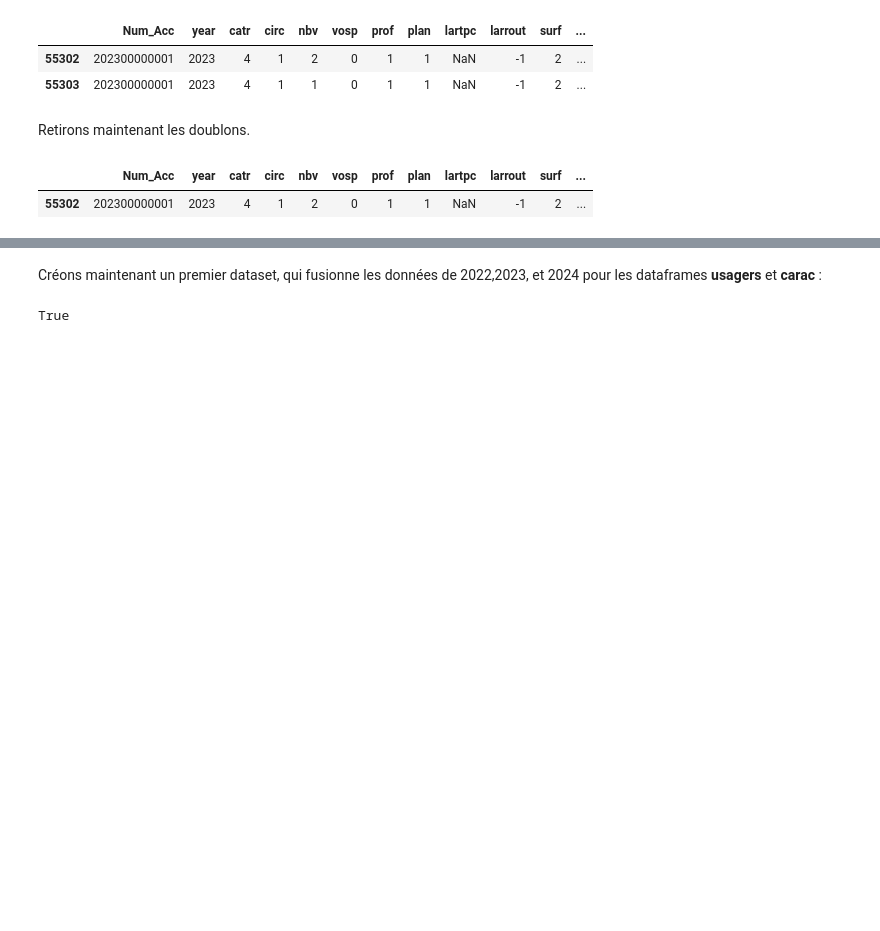
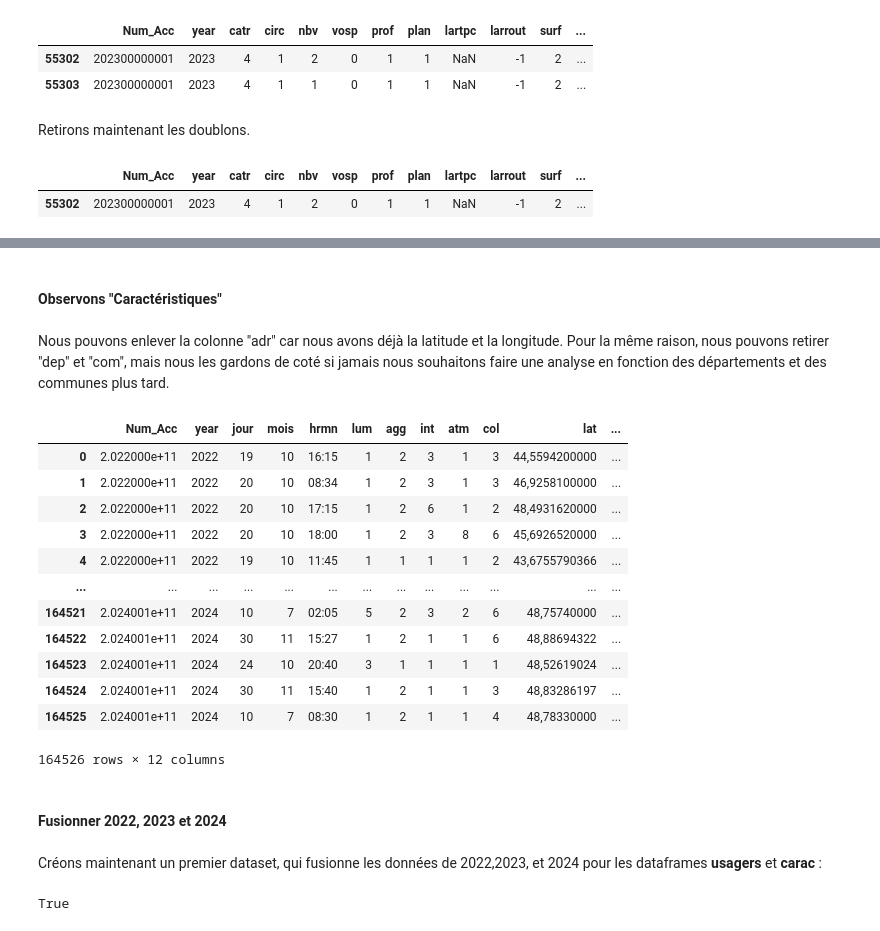
Before and after one commit to hobbit-joufflu/Predict-Traffic-Accident-Severity, a Jupyter notebook: code.ipynb, the cells around one changed output, grey strips where cells are left out. Drawn from its saved outputs; the diff is of its cells as text; code cells hidden in the pictures; blank space fills up the shorter version.

```diff
--- a/code.ipynb
+++ b/code.ipynb
@@ -237,3 +201,27 @@ dfs["lieux"][dfs["lieux"]["Num_Acc"]==202300000001]
+# %% [markdown]
+#### Observons "Caractéristiques"
+# %% [markdown]
+Nous pouvons enlever la colonne "adr" car nous avons déjà la latitude et la longitude. Pour la même raison, nous pouvons retirer "dep" et "com", mais nous les gardons de coté si jamais nous souhaitons faire une analyse en fonction des départements et des communes plus tard.
+# %%
+df_geo_backup_2224 = dfs["carac"][["Num_Acc", "year", "dep", "com"]].copy()
+dfs["carac"].drop(columns=["dep","com","adr"], inplace=True)
+dfs["carac"]
+# %% [output]
+|  | Num_Acc | year | jour | mois | hrmn | lum | agg | int | atm | col | lat | ... |
+| 0 | 2.022000e+11 | 2022 | 19 | 10 | 16:15 | 1 | 2 | 3 | 1 | 3 | 44,5594200000 | ... |
+| 1 | 2.022000e+11 | 2022 | 20 | 10 | 08:34 | 1 | 2 | 3 | 1 | 3 | 46,9258100000 | ... |
+| 2 | 2.022000e+11 | 2022 | 20 | 10 | 17:15 | 1 | 2 | 6 | 1 | 2 | 48,4931620000 | ... |
+| 3 | 2.022000e+11 | 2022 | 20 | 10 | 18:00 | 1 | 2 | 3 | 8 | 6 | 45,6926520000 | ... |
+| 4 | 2.022000e+11 | 2022 | 19 | 10 | 11:45 | 1 | 1 | 1 | 1 | 2 | 43,6755790366 | ... |
+| ... | ... | ... | ... | ... | ... | ... | ... | ... | ... | ... | ... | ... |
+| 164521 | 2.024001e+11 | 2024 | 10 | 7 | 02:05 | 5 | 2 | 3 | 2 | 6 | 48,75740000 | ... |
+| 164522 | 2.024001e+11 | 2024 | 30 | 11 | 15:27 | 1 | 2 | 1 | 1 | 6 | 48,88694322 | ... |
+| 164523 | 2.024001e+11 | 2024 | 24 | 10 | 20:40 | 3 | 1 | 1 | 1 | 1 | 48,52619024 | ... |
+| 164524 | 2.024001e+11 | 2024 | 30 | 11 | 15:40 | 1 | 2 | 1 | 1 | 3 | 48,83286197 | ... |
+| 164525 | 2.024001e+11 | 2024 | 10 | 7 | 08:30 | 1 | 2 | 1 | 1 | 4 | 48,78330000 | ... |
+164526 rows × 12 columns
+# %% [markdown]
+#### Fusionner 2022, 2023 et 2024
 # %% [markdown]
 Créons maintenant un premier dataset, qui fusionne les données de 2022,2023, et 2024 pour les dataframes **usagers** et **carac** :
 # %%
```
Also changed, not shown: parts of 91 cells of this notebook.
